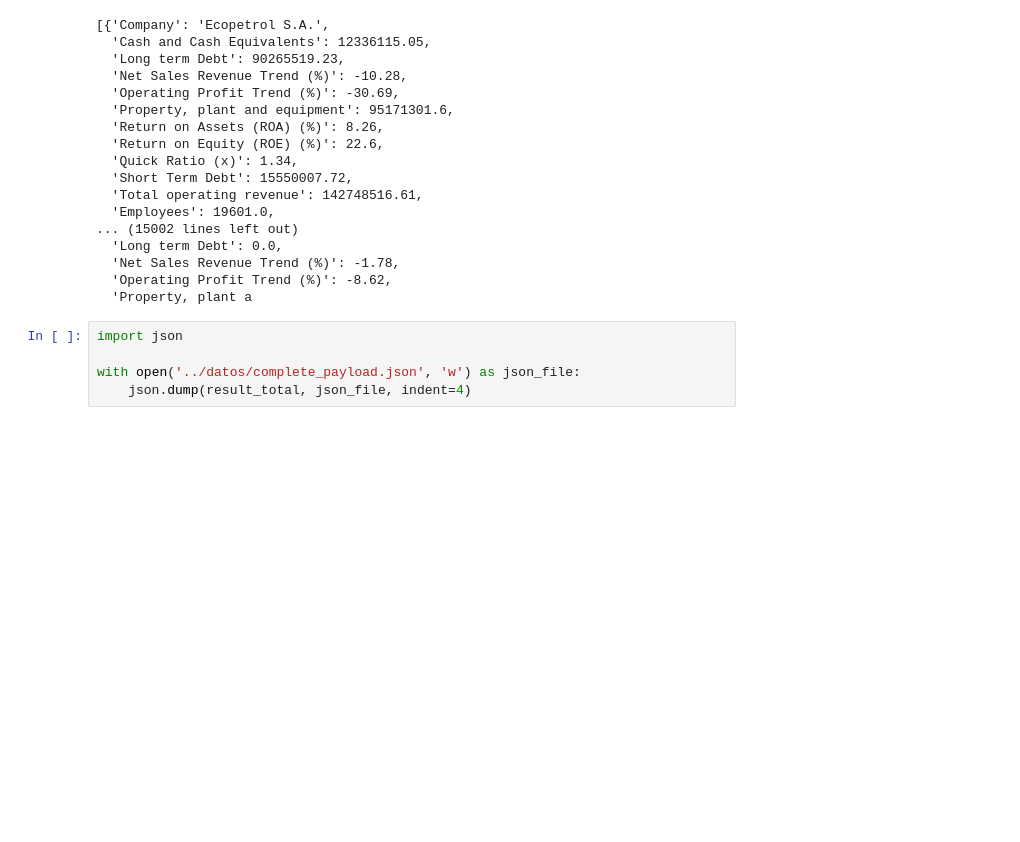
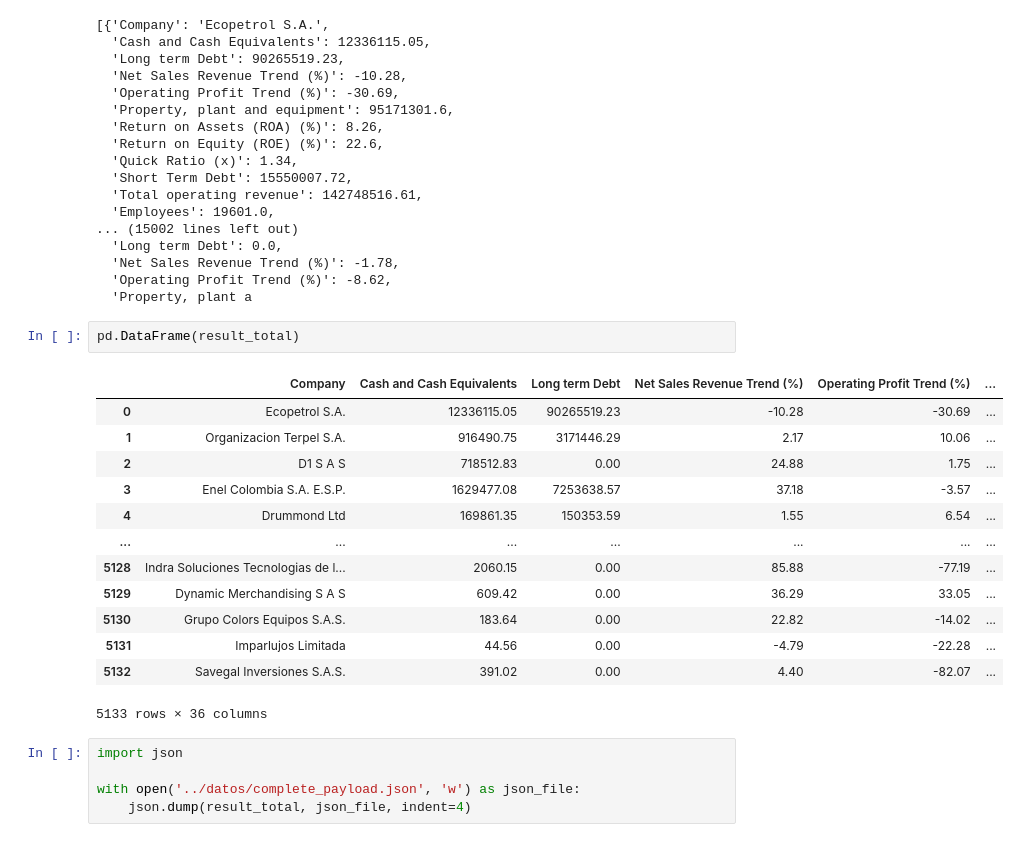
Before and after one commit to juanDango/ProyectoCienciaDatos, a Jupyter notebook: dashboard/notebooks/test.ipynb, the cells around one changed output. Drawn from its saved outputs; the diff is of its cells as text; blank space fills up the shorter version.

```diff
--- a/dashboard/notebooks/test.ipynb
+++ b/dashboard/notebooks/test.ipynb
@@ -161,6 +161,22 @@ result_total
   'Net Sales Revenue Trend (%)': -1.78,
   'Operating Profit Trend (%)': -8.62,
   'Property, plant a
+# %%
+pd.DataFrame(result_total)
+# %% [output]
+|  | Company | Cash and Cash Equivalents | Long term Debt | Net Sales Revenue Trend (%) | Operating Profit Trend (%) | ... |
+| 0 | Ecopetrol S.A. | 12336115.05 | 90265519.23 | -10.28 | -30.69 | ... |
+| 1 | Organizacion Terpel S.A. | 916490.75 | 3171446.29 | 2.17 | 10.06 | ... |
+| 2 | D1 S A S | 718512.83 | 0.00 | 24.88 | 1.75 | ... |
+| 3 | Enel Colombia S.A. E.S.P. | 1629477.08 | 7253638.57 | 37.18 | -3.57 | ... |
+| 4 | Drummond Ltd | 169861.35 | 150353.59 | 1.55 | 6.54 | ... |
+| ... | ... | ... | ... | ... | ... | ... |
+| 5128 | Indra Soluciones Tecnologias de l... | 2060.15 | 0.00 | 85.88 | -77.19 | ... |
+| 5129 | Dynamic Merchandising S A S | 609.42 | 0.00 | 36.29 | 33.05 | ... |
+| 5130 | Grupo Colors Equipos S.A.S. | 183.64 | 0.00 | 22.82 | -14.02 | ... |
+| 5131 | Imparlujos Limitada | 44.56 | 0.00 | -4.79 | -22.28 | ... |
+| 5132 | Savegal Inversiones S.A.S. | 391.02 | 0.00 | 4.40 | -82.07 | ... |
+5133 rows × 36 columns
 # %%
 import json
 
```
Also changed, not shown: parts of 1 cell of this notebook, 8 other files.
